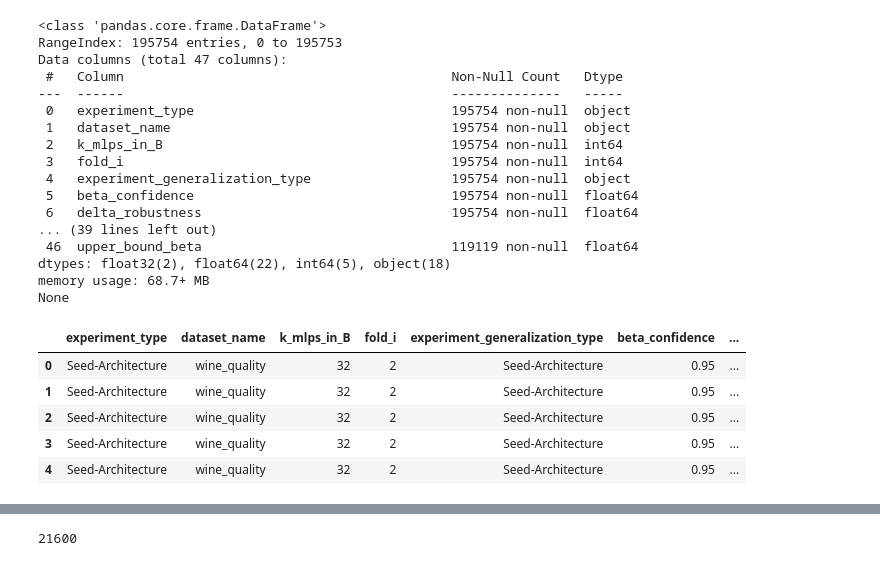
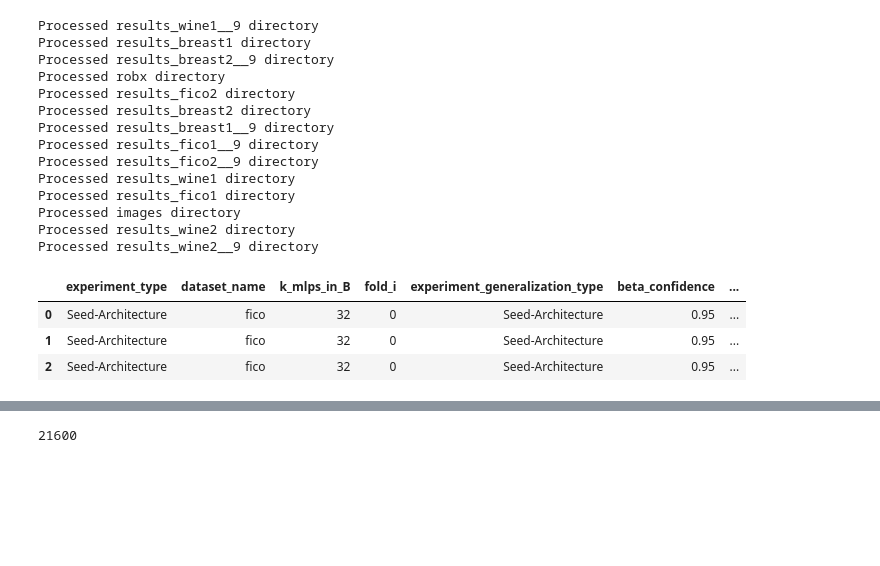
Before and after one commit to istepka/betarce, a Jupyter notebook: check.ipynb, the cells around one changed output, grey strips where cells are left out. Cells and saved outputs as stored; diff of their text form; code cells hidden in the pictures; blank space fills up the shorter version.

```diff
--- a/check.ipynb
+++ b/check.ipynb
@@ -1,58 +1,78 @@
 # %%
 import pandas as pd
 import numpy as np
 import os
 import seaborn as sns
 import matplotlib.pyplot as plt
 
 # Set the style of the plots
 markers = ['o', 's', 'D', 'v', 'p', 'P', 'X', 'h', 'H', 'd']
 colors_discrete = sns.color_palette('tab10')
 colors_continuous = sns.color_palette('viridis')
 linestyles = ['-', '--', '-.', ':']
 
 
 # Do not hide any columns
 pd.set_option('display.max_columns', None)
 
 results_path = 'results_combined'
 images_dir = f'{results_path}/images'
+results_list = []
+recover_list = []
 
 # Read all the results from results/ directory
-results = []
 for dirs in os.listdir(results_path):
+    results = {}
+    recover = {}
     if 'results' in dirs:
         if not os.path.isdir(f'{results_path}/{dirs}'):
             continue
         for file in os.listdir(f'{results_path}/{dirs}/results'):
-            if file.endswith('.feather'):
-                results.append(pd.read_feather(f'{results_path}/{dirs}/results/{file}'))
+            if file.endswith('.feather') and '__9' not in dirs:
+                number = int(file.split('_')[0])
+                res_pd = pd.read_feather(f'{results_path}/{dirs}/results/{file}')
+                rec_pd = pd.read_feather(f'{results_path}/{dirs}/recover/{file}')
+
+                res_pd = res_pd[res_pd['dataset_name'] != 'breast_cancer']
+                rec_pd = rec_pd[rec_pd['dataset_name'] != 'breast_cancer']
+
+                if '__9' in dirs:
+                    res_pd = res_pd[res_pd['base_counterfactual_time'].isna()]
+
+                results[number] = res_pd
+                recover[number] = rec_pd
+
+
+
+    sorted_keys = sorted(results.keys())
+    for k in sorted_keys:
+        results_list.append(results[k])
+        recover_list.append(recover[k])
+
+    print(f'Processed {dirs} directory')
+    # break
 
 # Concatenate all the results
-raw_df: pd.DataFrame = pd.concat(results, ignore_index=True)
-print(raw_df.info())
-raw_df.head(5)
+raw_df: pd.DataFrame = pd.concat(results_list, ignore_index=True)
+recover_df: pd.DataFrame = pd.concat(recover_list, ignore_index=True)
+# print(recover_df.info())
+raw_df.head(3)
 # %% [output]
-<class 'pandas.core.frame.DataFrame'>
-RangeIndex: 195754 entries, 0 to 195753
-Data columns (total 47 columns):
- #   Column                                          Non-Null Count   Dtype
----  ------                                          --------------   -----
- 0   experiment_type                                 195754 non-null  object
- 1   dataset_name                                    195754 non-null  object
- 2   k_mlps_in_B                                     195754 non-null  int64
- 3   fold_i                                          195754 non-null  int64
- 4   experiment_generalization_type                  195754 non-null  object
- 5   beta_confidence                                 195754 non-null  float64
- 6   delta_robustness                                195754 non-null  float64
-... (39 lines left out)
- 46  upper_bound_beta                                119119 non-null  float64
-dtypes: float32(2), float64(22), int64(5), object(18)
-memory usage: 68.7+ MB
-None
+Processed results_wine1__9 directory
+Processed results_breast1 directory
+Processed results_breast2__9 directory
+Processed robx directory
+Processed results_fico2 directory
+Processed results_breast2 directory
+Processed results_breast1__9 directory
+Processed results_fico1__9 directory
+Processed results_fico2__9 directory
+Processed results_wine1 directory
+Processed results_fico1 directory
+Processed images directory
+Processed results_wine2 directory
+Processed results_wine2__9 directory
 |  | experiment_type | dataset_name | k_mlps_in_B | fold_i | experiment_generalization_type | beta_confidence | ... |
-| 0 | Seed-Architecture | wine_quality | 32 | 2 | Seed-Architecture | 0.95 | ... |
-| 1 | Seed-Architecture | wine_quality | 32 | 2 | Seed-Architecture | 0.95 | ... |
-| 2 | Seed-Architecture | wine_quality | 32 | 2 | Seed-Architecture | 0.95 | ... |
-| 3 | Seed-Architecture | wine_quality | 32 | 2 | Seed-Architecture | 0.95 | ... |
-| 4 | Seed-Architecture | wine_quality | 32 | 2 | Seed-Architecture | 0.95 | ... |
+| 0 | Seed-Architecture | fico | 32 | 0 | Seed-Architecture | 0.95 | ... |
+| 1 | Seed-Architecture | fico | 32 | 0 | Seed-Architecture | 0.95 | ... |
+| 2 | Seed-Architecture | fico | 32 | 0 | Seed-Architecture | 0.95 | ... |
```
Also changed, not shown: parts of 23 cells of this notebook, 2 other files.
